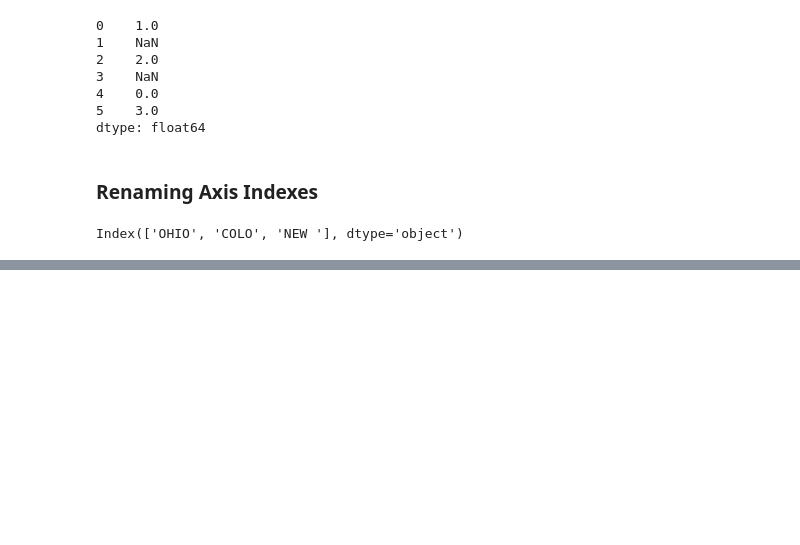
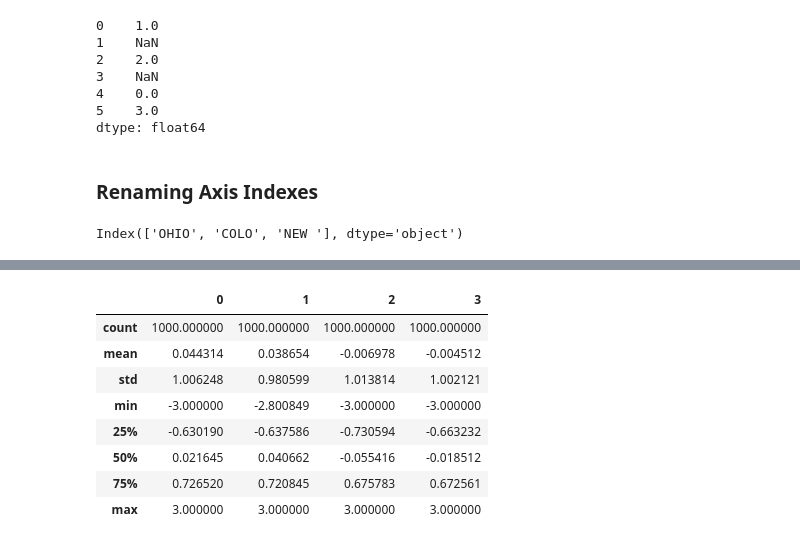
Before and after one commit to keerthiballa/2dot1-WesWrangling, a Jupyter notebook: Chapter7WorkAlong.ipynb, the cells around one changed output, grey strips where cells are left out. Drawn from its saved outputs; the diff is of its cells as text; code cells hidden in the pictures; blank space fills up the shorter version.

```diff
--- a/Chapter7WorkAlong.ipynb
+++ b/Chapter7WorkAlong.ipynb
@@ -379,0 +535,14 @@ Index(['OHIO', 'COLO', 'NEW '], dtype='object')
+# %%
+data[np.abs(data)>3] = np.sign(data)*3
+# %%
+data.describe()
+# %% [output]
+|  | 0 | 1 | 2 | 3 |
+| count | 1000.000000 | 1000.000000 | 1000.000000 | 1000.000000 |
+| mean | 0.044314 | 0.038654 | -0.006978 | -0.004512 |
+| std | 1.006248 | 0.980599 | 1.013814 | 1.002121 |
+| min | -3.000000 | -2.800849 | -3.000000 | -3.000000 |
+| 25% | -0.630190 | -0.637586 | -0.730594 | -0.663232 |
+| 50% | 0.021645 | 0.040662 | -0.055416 | -0.018512 |
+| 75% | 0.726520 | 0.720845 | 0.675783 | 0.672561 |
+| max | 3.000000 | 3.000000 | 3.000000 | 3.000000 |
```
Also changed, not shown: parts of 127 cells of this notebook, 5 other files.
